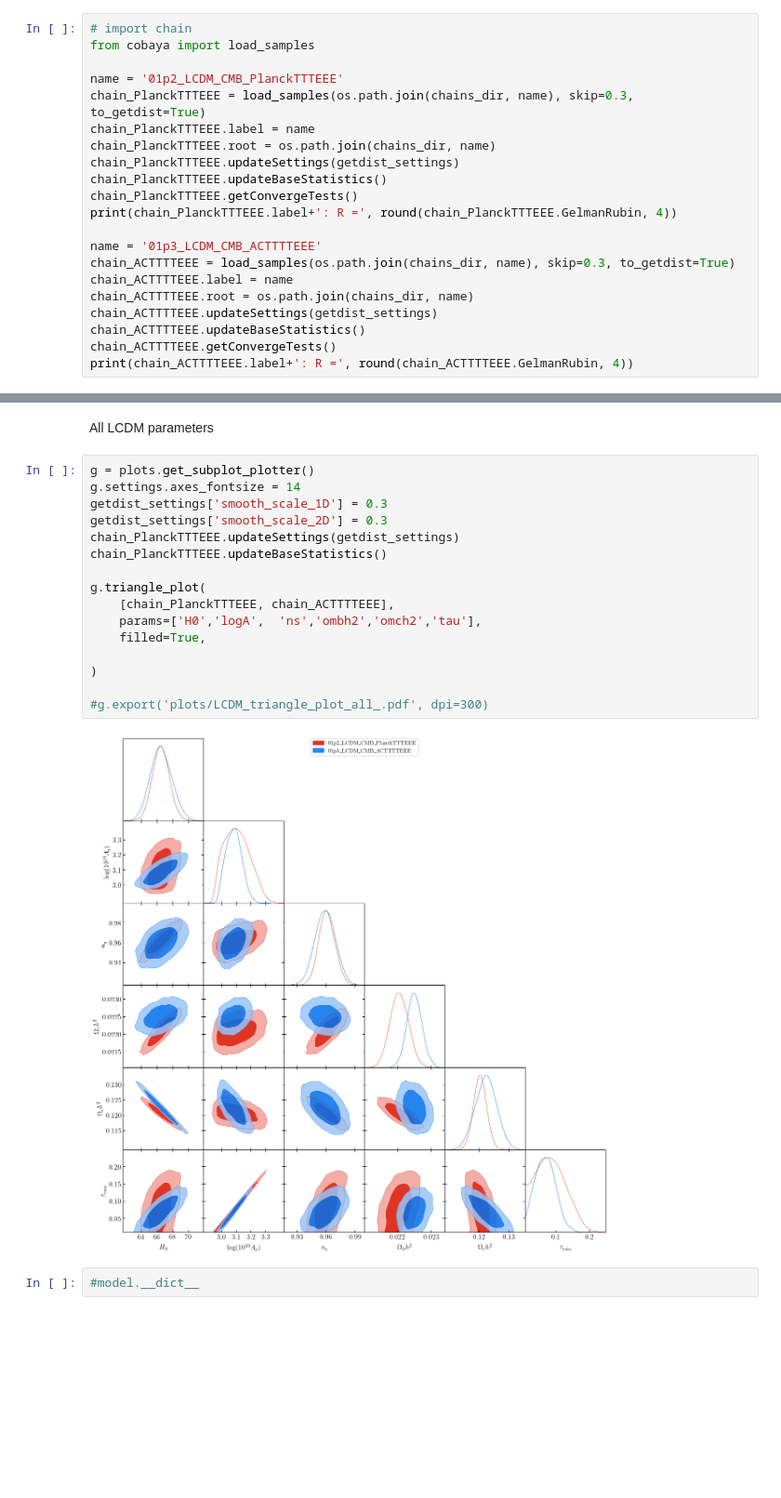
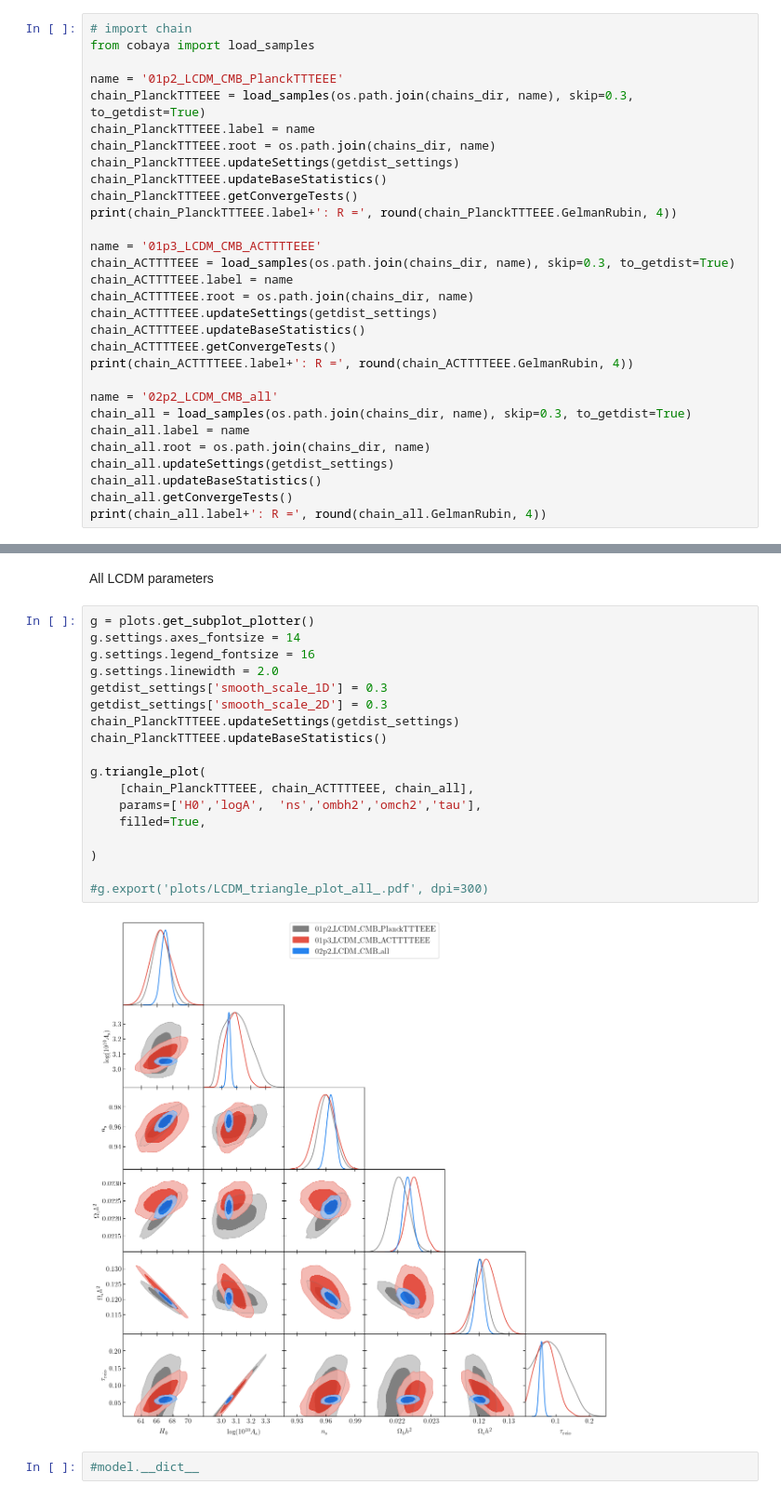
Before and after one commit to GenovaCosmology/ParametricModels, a Jupyter notebook: LCDM/CMB_chains.ipynb, the cells around one changed output, grey strips where cells are left out. Shown at 93% size. Saved outputs shown, nothing was run; the diff lists cells and outputs as text; blank space fills up the shorter version.

```diff
--- a/LCDM/CMB_chains.ipynb
+++ b/LCDM/CMB_chains.ipynb
@@ -71,6 +71,15 @@ chain_ACTTTTEEE.updateSettings(getdist_settings)
 chain_ACTTTTEEE.updateBaseStatistics()
 chain_ACTTTTEEE.getConvergeTests()
 print(chain_ACTTTTEEE.label+': R =', round(chain_ACTTTTEEE.GelmanRubin, 4))
+
+name = '02p2_LCDM_CMB_all'
+chain_all = load_samples(os.path.join(chains_dir, name), skip=0.3, to_getdist=True)
+chain_all.label = name
+chain_all.root = os.path.join(chains_dir, name)
+chain_all.updateSettings(getdist_settings)
+chain_all.updateBaseStatistics()
+chain_all.getConvergeTests()
+print(chain_all.label+': R =', round(chain_all.GelmanRubin, 4))
 # %% [output]
 01p2_LCDM_CMB_PlanckTTTEEE: R = 0.0079
 01p3_LCDM_CMB_ACTTTTEEE: R = 0.0113
@@ -99,20 +109,22 @@ All LCDM parameters
 # %%
 g = plots.get_subplot_plotter()
 g.settings.axes_fontsize = 14
+g.settings.legend_fontsize = 16
+g.settings.linewidth = 2.0
 getdist_settings['smooth_scale_1D'] = 0.3
 getdist_settings['smooth_scale_2D'] = 0.3
 chain_PlanckTTTEEE.updateSettings(getdist_settings)
 chain_PlanckTTTEEE.updateBaseStatistics()
 
 g.triangle_plot(
-    [chain_PlanckTTTEEE, chain_ACTTTTEEE],
+    [chain_PlanckTTTEEE, chain_ACTTTTEEE, chain_all],
     params=['H0','logA',  'ns','ombh2','omch2','tau'],
     filled=True,
 
 )
 
 #g.export('plots/LCDM_triangle_plot_all_.pdf', dpi=300)
 # %% [output]
-[figure, old version]
+[figure, new version]
 # %%
 #model.__dict__
```
Also changed, not shown: parts of 1 cell of this notebook, 4 other files.
